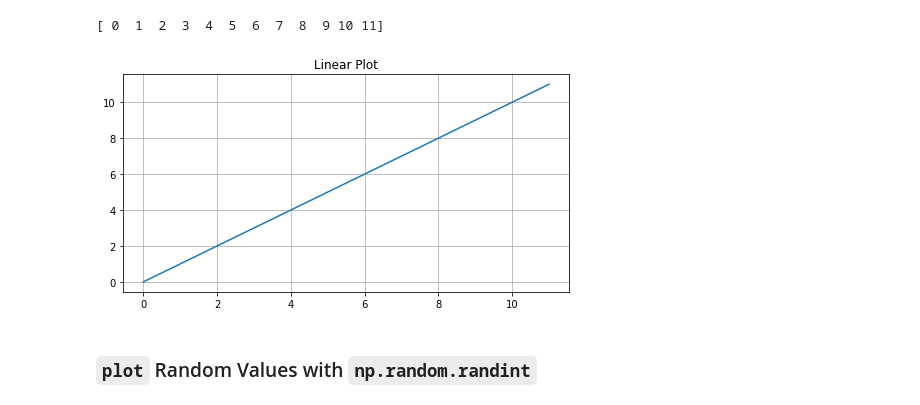
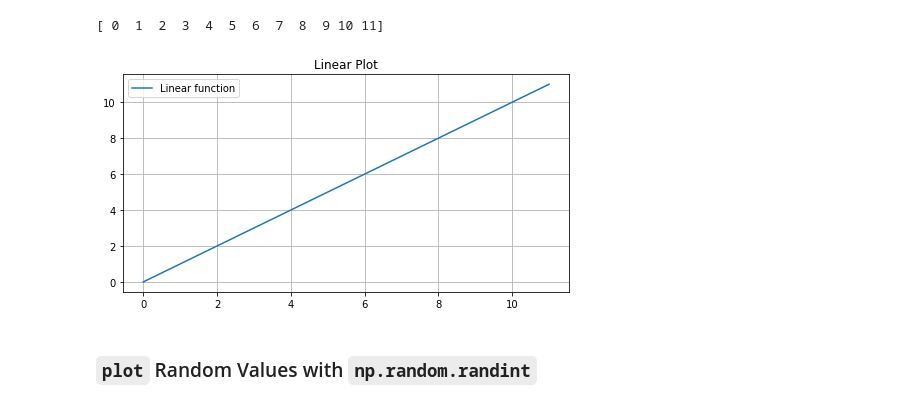
Before and after one commit to implse/Introduction_to_Matplotlib, a Jupyter notebook: Introduction_To_Matplotlib.ipynb, the cells around one changed output. Drawn from its saved outputs; the diff is of its cells as text; code cells hidden in the pictures.

```diff
--- a/Introduction_To_Matplotlib.ipynb
+++ b/Introduction_To_Matplotlib.ipynb
@@ -39,12 +39,13 @@ print(values)
 [ 0  1  2  3  4  5  6  7  8  9 10 11]
 # %%
 plt.figure(figsize=(8, 4))
-plt.plot(values)
+plt.plot(values, label="Linear function")
 plt.grid(True)
 plt.title("Linear Plot")
+plt.legend()
 plt.show()
 # %% [output]
-[figure, old version]
+[figure, new version]
 # %% [markdown]
 ### `plot` Random Values with `np.random.randint`
 # %%
```
Also changed, not shown: parts of 12 cells of this notebook, 1 other file.
